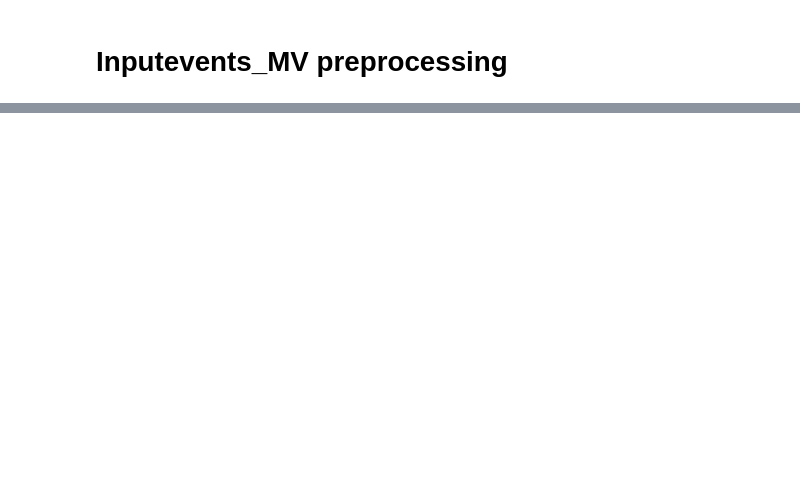
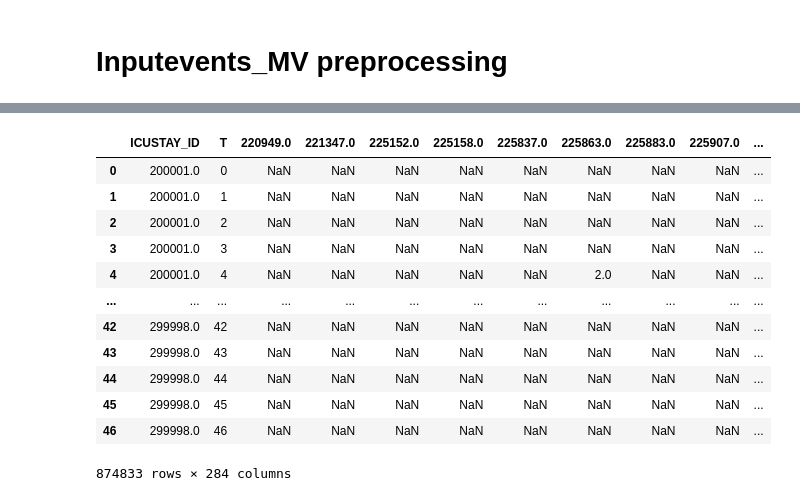
Before and after one commit to Harry-PARK/MIMIC_preprocessing, a Jupyter notebook: test.ipynb, the cells around one changed output, grey strips where cells are left out. Cells and saved outputs as stored; diff of their text form; code cells hidden in the pictures; blank space fills up the shorter version.

```diff
--- a/test.ipynb
+++ b/test.ipynb
@@ -1,10 +1,13 @@
 # %%
 import os
+from typing import Tuple
 
 import numpy as np
 import pandas as pd
+
 from sqlalchemy import create_engine
 from tqdm import tqdm
+from collections import Counter
 
 import mipipe as mip
 
@@ -18,6 +21,7 @@ db_engine = create_engine(f'mysql+pymysql://{username}:{password}@{host}:{port}/
 
 # mip configuration
 mip.Config.mimic_path = "../mimic3_csv/"
+processed_data_path = "./processed_data/"
 # %%
 from importlib import reload
 
@@ -86,8 +89,12 @@ print(result_df)
 # %% [markdown]
 # Patient_static preprocessing
 # %%
-query = "SELECT * FROM patient_static"
-patients_all = pd.read_sql(query, db_engine)
+# query = "SELECT * FROM patient_static"
+# patients_all = pd.read_sql(query, db_engine)
+patients_static_csv = pd.read_csv(processed_data_path+"patients_static.csv")
+patients_static_T_info_csv = pd.read_csv(processed_data_path+"patients_static_T_info.csv")
+
 patients_static = mip.PatientStatic()
-patients_static.load(patients_all)
-patients_static.patients_T_info
+patients_static.load_processed(patients_static_csv, patients_static_T_info_csv)
+# patients_static.load(patients_all)
+# patients_static.patients_T_info
@@ -162,7 +174,7 @@ Processing Complete!
 # %% [markdown]
 # Inputevents_MV preprocessing
 # %%
-columns = "ROW_ID, ICUSTAY_ID, STARTTIME, ENDTIME, ITEMID, AMOUNT, AMOUNTUOM,RATE, RATEUOM, PATIENTWEIGHT"
+columns = "ROW_ID, ICUSTAY_ID, STARTTIME, ENDTIME, ITEMID, AMOUNT, AMOUNTUOM, RATE, RATEUOM, PATIENTWEIGHT"
 columns = "*"
-query = f"SELECT {columns} FROM INPUTEVENTS_MV LIMIT 100000"
+query = f"SELECT {columns} FROM INPUTEVENTS_MV"
 inputevents_mv_all = pd.read_sql(query, db_engine)
@@ -207,0 +214,16 @@ inputevents_mv_all["STARTTIME"].value[0]
+# %%
+inputevents_mv.data
+# %% [output]
+|  | ICUSTAY_ID | T | 220949.0 | 221347.0 | 225152.0 | 225158.0 | 225837.0 | 225863.0 | 225883.0 | 225907.0 | ... |
+| 0 | 200001.0 | 0 | NaN | NaN | NaN | NaN | NaN | NaN | NaN | NaN | ... |
+| 1 | 200001.0 | 1 | NaN | NaN | NaN | NaN | NaN | NaN | NaN | NaN | ... |
+| 2 | 200001.0 | 2 | NaN | NaN | NaN | NaN | NaN | NaN | NaN | NaN | ... |
+| 3 | 200001.0 | 3 | NaN | NaN | NaN | NaN | NaN | NaN | NaN | NaN | ... |
+| 4 | 200001.0 | 4 | NaN | NaN | NaN | NaN | NaN | 2.0 | NaN | NaN | ... |
+| ... | ... | ... | ... | ... | ... | ... | ... | ... | ... | ... | ... |
+| 42 | 299998.0 | 42 | NaN | NaN | NaN | NaN | NaN | NaN | NaN | NaN | ... |
+| 43 | 299998.0 | 43 | NaN | NaN | NaN | NaN | NaN | NaN | NaN | NaN | ... |
+| 44 | 299998.0 | 44 | NaN | NaN | NaN | NaN | NaN | NaN | NaN | NaN | ... |
+| 45 | 299998.0 | 45 | NaN | NaN | NaN | NaN | NaN | NaN | NaN | NaN | ... |
+| 46 | 299998.0 | 46 | NaN | NaN | NaN | NaN | NaN | NaN | NaN | NaN | ... |
+874833 rows × 284 columns
```
Also changed, not shown: parts of 16 cells of this notebook, 4 other files.
